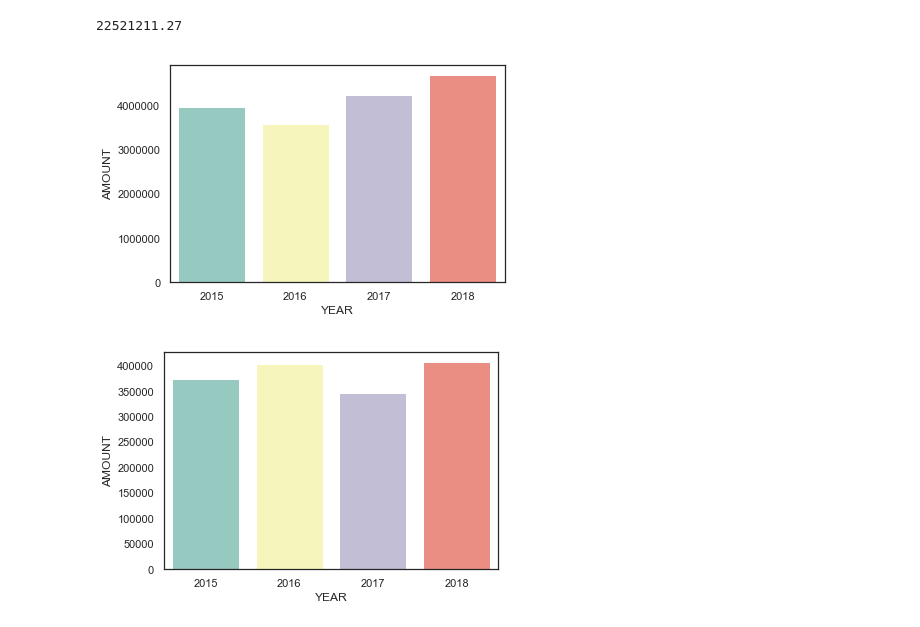
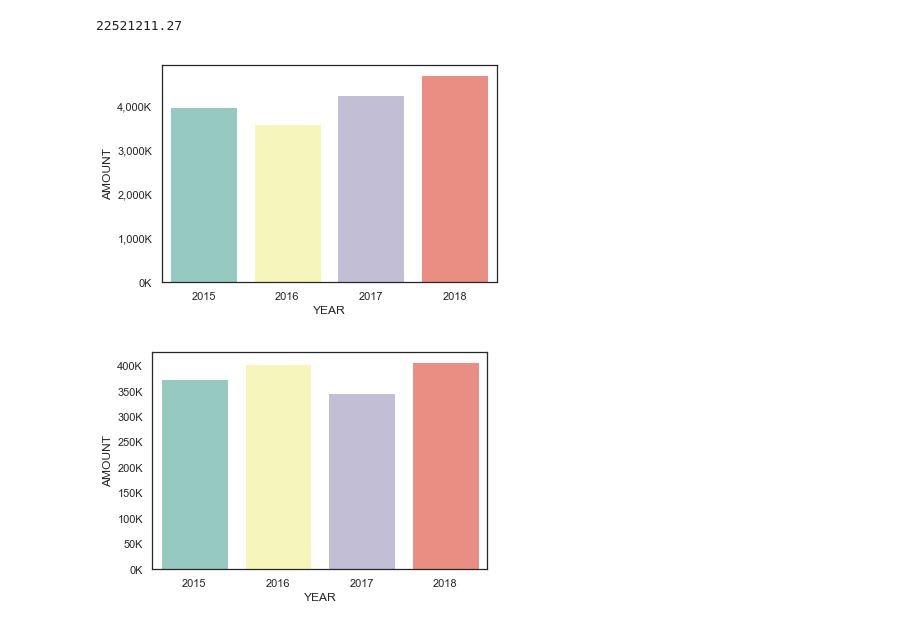
Before and after one commit to tylerharter/s19-city-t1, a Jupyter notebook: Madison Snowfall Visualization.ipynb, the cells around one changed output. Cells and saved outputs as stored; diff of their text form; code cells hidden in the pictures.

```diff
--- a/Madison Snowfall Visualization.ipynb
+++ b/Madison Snowfall Visualization.ipynb
@@ -171,27 +171,31 @@ city_df['AMOUNT'].sum()
 # the lines correspond to error bars that give us some insight about the uncertainity regarding each value
 
 plow_df = c_df.loc[c_df['ORG'] == 44330]
-sns.barplot(x='YEAR', y='AMOUNT', data=plow_df, palette="Set3", estimator=sum, ci=None);
+a=sns.barplot(x='YEAR', y='AMOUNT', data=plow_df, palette="Set3", estimator=sum, ci=None);
+ylabels = ['{:,.0f}'.format(y) + 'K' for y in a.get_yticks()/1000];
+a.set_yticklabels(ylabels);
 
 # this is good since 2019 is the highest
 # remember that 2019 had the highest average snowfall and snowdepth as well
 # thus there seems to be a correlation between amount spent on plowing and snowfall
 # %% [output]
-[figure, old version]
+[figure, new version]
 # %%
 # now that we have narrowed down the organization to 44330 (which corresponds to Snow Plowing), lets try and get a sense
 # of how funds are distributed within the organization
 # a cursory glance at the objects within the organization directed my attention to the snow removal object (54260)
 # the amount of money spent by this object should ideally follow the same correlation we observed in the previous chart
 
 snow_plow_df = plow_df.loc[plow_df['OBJECT'] == 51310]
-sns.barplot(x='YEAR', y='AMOUNT', data=snow_plow_df, palette="Set3", estimator=sum, ci=None);
+a=sns.barplot(x='YEAR', y='AMOUNT', data=snow_plow_df, palette="Set3", estimator=sum, ci=None);
+ylabels = ['{:,.0f}'.format(y) + 'K' for y in a.get_yticks()/1000];
+a.set_yticklabels(ylabels);
 #a = snow_plow_df.loc[snow_plow_df['YEAR'] == '2018']
 #a['AMOUNT'].sum()
 
 # clearly our assumption was wrong as 2015 had the highest amount instead of 2019
 # %% [output]
-[figure, old version]
+[figure, new version]
 # %%
 # lets try another object. Snow Supplies (53240) seems like a good candidate.
 # The amount of snowfall should ideally correlate to the amount the city spends on supplies (salt, sand, etc.)
```
Also changed, not shown: parts of 9 cells of this notebook.
